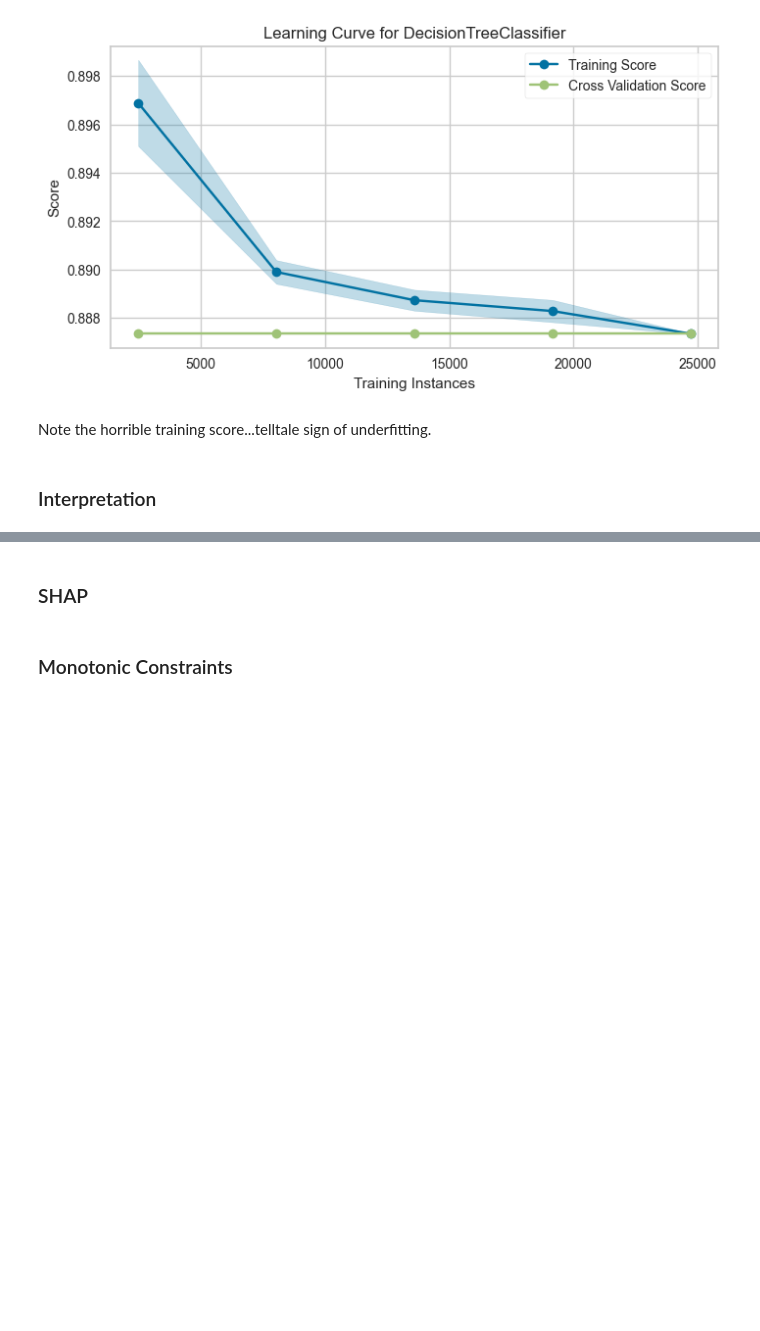
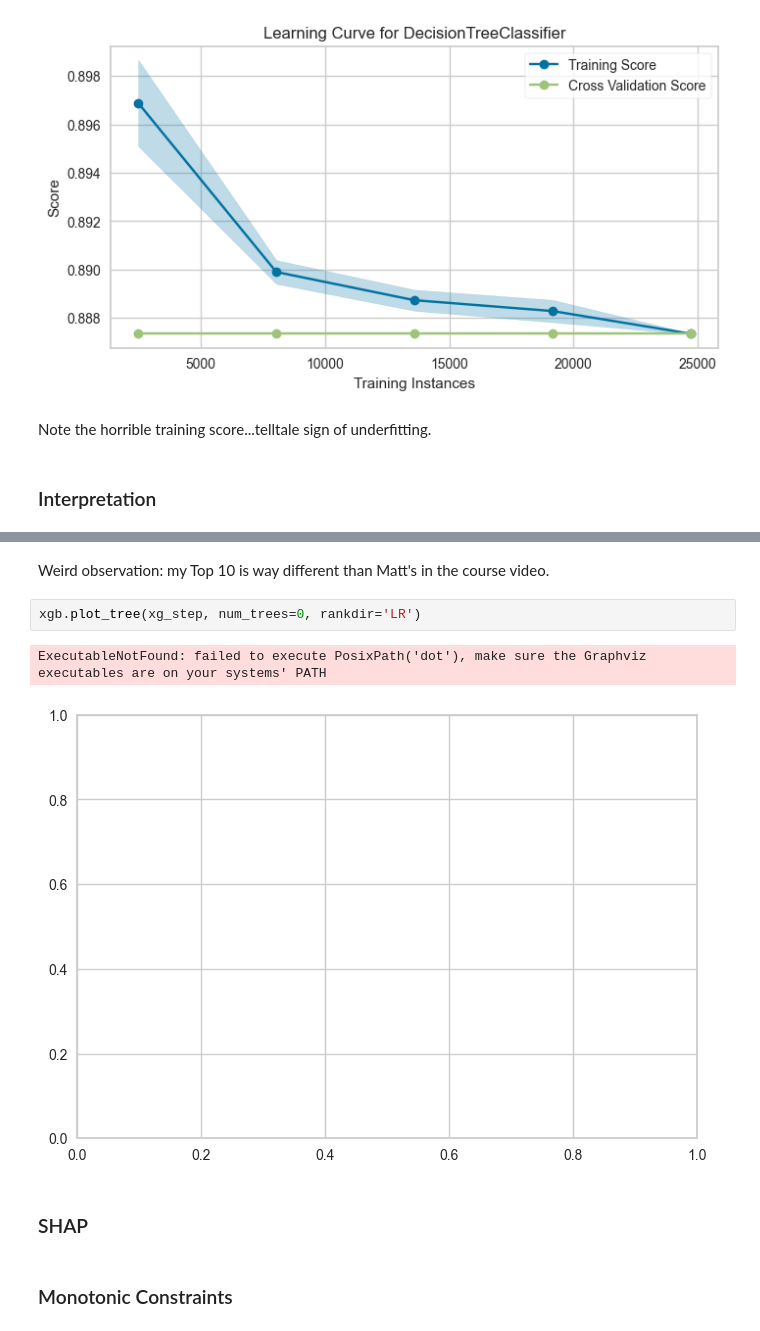
Before and after one commit to hfuhruhurr/effective-xgboost, a Jupyter notebook: dude.ipynb, the cells around one changed output, grey strips where cells are left out. Saved outputs shown, nothing was run; the diff lists cells and outputs as text; blank space fills up the shorter version.

```diff
--- a/dude.ipynb
+++ b/dude.ipynb
@@ -1019,3 +1062,10 @@ Note the horrible training score...telltale sign of underfitting.
+# %% [markdown]
+Weird observation:  my Top 10 is way different than Matt's in the course video.
+# %%
+xgb.plot_tree(xg_step, num_trees=0, rankdir='LR')
+# %% [output]
+ExecutableNotFound: failed to execute PosixPath('dot'), make sure the Graphviz executables are on your systems' PATH
+[figure, added]
 # %% [markdown]
 ### SHAP
 # %% [markdown]
```
Also changed, not shown: parts of 7 cells of this notebook.
